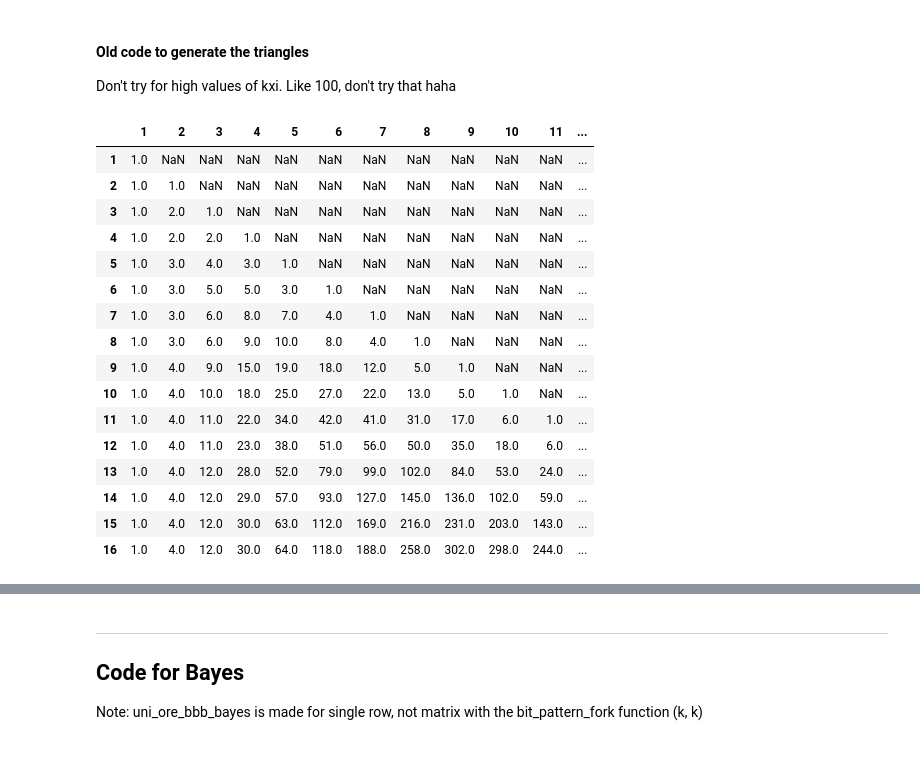
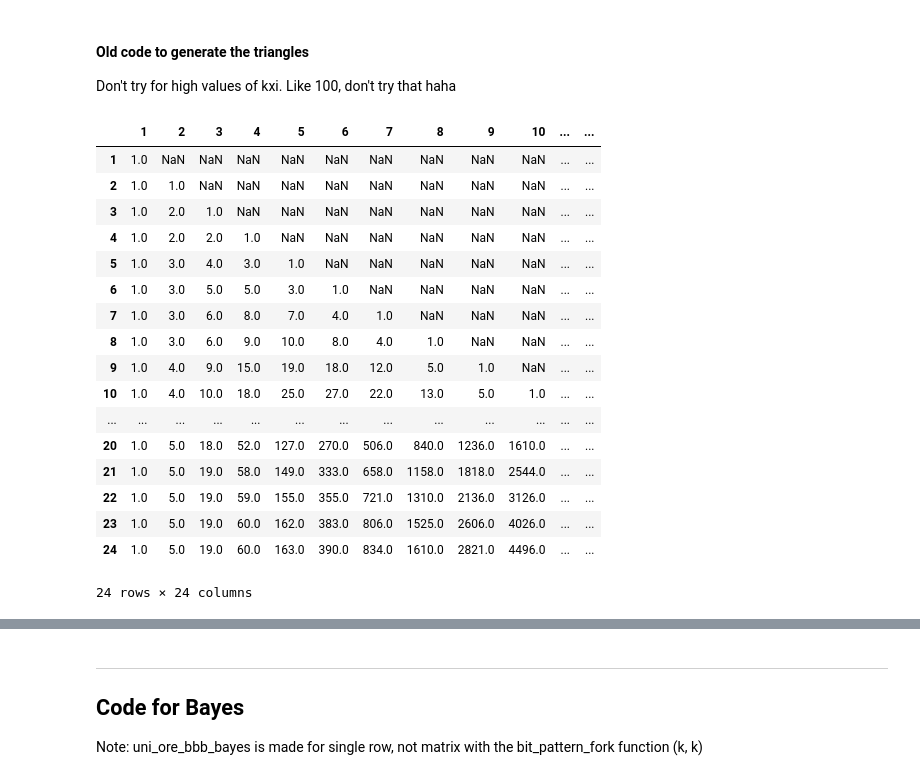
Before and after one commit to majk12/ore, a Jupyter notebook: ore_BbB_bayes.ipynb, the cells around one changed output, grey strips where cells are left out. Cells and saved outputs as stored; diff of their text form; code cells hidden in the pictures.

```diff
--- a/ore_BbB_bayes.ipynb
+++ b/ore_BbB_bayes.ipynb
@@ -76,3 +76,26 @@ u = unique_ki(k,i)
 print(u)
 # %% [output]
 2
+# %%
+def all_unique_ki(k,i):
+    ki_combo = combinations(range(k),i)
+    big_pos_list = []
+    w = (k-1).bit_length()
+    print("w: ", w)
+    for s in ki_combo: #for each set in ki_combo
+        pos_list = []
+        apl = combinations(s, 2) # all pair list
+        for i in apl:
+            print("i: ", i)
+            n1n2_pos = npPos(i[0], i[1], w)
+            print("pos: ", n1n2_pos)
+            pos_list.append(n1n2_pos)
+        if pos_list not in big_pos_list:
+            big_pos_list.append(pos_list)
+        print("big list: ", big_pos_list)
+    return len(big_pos_list)
+# %%
+k = 4 # {0-3}
+i = 3
+u = all_unique_ki(k,i)
+print(u)
@@ -286,28 +368,29 @@ def nan_triangle(k_limit, i_limit):
             else:
                 u = unique_ki(k+1,i+1)
                 df.at[k+1, i+1] = u
-    df.astype('int64').dtypes
+    #df.astype('int64').dtypes
     return df
 # %%
-k_limit = 16
-i_limit = 16
+k_limit = 24
+i_limit = 24
 M = nan_triangle(k_limit, i_limit)
 M
 # %% [output]
-|  | 1 | 2 | 3 | 4 | 5 | 6 | 7 | 8 | 9 | 10 | 11 | ... |
-| 1 | 1.0 | NaN | NaN | NaN | NaN | NaN | NaN | NaN | NaN | NaN | NaN | ... |
-| 2 | 1.0 | 1.0 | NaN | NaN | NaN | NaN | NaN | NaN | NaN | NaN | NaN | ... |
-| 3 | 1.0 | 2.0 | 1.0 | NaN | NaN | NaN | NaN | NaN | NaN | NaN | NaN | ... |
-| 4 | 1.0 | 2.0 | 2.0 | 1.0 | NaN | NaN | NaN | NaN | NaN | NaN | NaN | ... |
-| 5 | 1.0 | 3.0 | 4.0 | 3.0 | 1.0 | NaN | NaN | NaN | NaN | NaN | NaN | ... |
-| 6 | 1.0 | 3.0 | 5.0 | 5.0 | 3.0 | 1.0 | NaN | NaN | NaN | NaN | NaN | ... |
-| 7 | 1.0 | 3.0 | 6.0 | 8.0 | 7.0 | 4.0 | 1.0 | NaN | NaN | NaN | NaN | ... |
-| 8 | 1.0 | 3.0 | 6.0 | 9.0 | 10.0 | 8.0 | 4.0 | 1.0 | NaN | NaN | NaN | ... |
-| 9 | 1.0 | 4.0 | 9.0 | 15.0 | 19.0 | 18.0 | 12.0 | 5.0 | 1.0 | NaN | NaN | ... |
-| 10 | 1.0 | 4.0 | 10.0 | 18.0 | 25.0 | 27.0 | 22.0 | 13.0 | 5.0 | 1.0 | NaN | ... |
-| 11 | 1.0 | 4.0 | 11.0 | 22.0 | 34.0 | 42.0 | 41.0 | 31.0 | 17.0 | 6.0 | 1.0 | ... |
-| 12 | 1.0 | 4.0 | 11.0 | 23.0 | 38.0 | 51.0 | 56.0 | 50.0 | 35.0 | 18.0 | 6.0 | ... |
-| 13 | 1.0 | 4.0 | 12.0 | 28.0 | 52.0 | 79.0 | 99.0 | 102.0 | 84.0 | 53.0 | 24.0 | ... |
-| 14 | 1.0 | 4.0 | 12.0 | 29.0 | 57.0 | 93.0 | 127.0 | 145.0 | 136.0 | 102.0 | 59.0 | ... |
-| 15 | 1.0 | 4.0 | 12.0 | 30.0 | 63.0 | 112.0 | 169.0 | 216.0 | 231.0 | 203.0 | 143.0 | ... |
-| 16 | 1.0 | 4.0 | 12.0 | 30.0 | 64.0 | 118.0 | 188.0 | 258.0 | 302.0 | 298.0 | 244.0 | ... |
+|  | 1 | 2 | 3 | 4 | 5 | 6 | 7 | 8 | 9 | 10 | ... | ... |
+| 1 | 1.0 | NaN | NaN | NaN | NaN | NaN | NaN | NaN | NaN | NaN | ... | ... |
+| 2 | 1.0 | 1.0 | NaN | NaN | NaN | NaN | NaN | NaN | NaN | NaN | ... | ... |
+| 3 | 1.0 | 2.0 | 1.0 | NaN | NaN | NaN | NaN | NaN | NaN | NaN | ... | ... |
+| 4 | 1.0 | 2.0 | 2.0 | 1.0 | NaN | NaN | NaN | NaN | NaN | NaN | ... | ... |
+| 5 | 1.0 | 3.0 | 4.0 | 3.0 | 1.0 | NaN | NaN | NaN | NaN | NaN | ... | ... |
+| 6 | 1.0 | 3.0 | 5.0 | 5.0 | 3.0 | 1.0 | NaN | NaN | NaN | NaN | ... | ... |
+| 7 | 1.0 | 3.0 | 6.0 | 8.0 | 7.0 | 4.0 | 1.0 | NaN | NaN | NaN | ... | ... |
+| 8 | 1.0 | 3.0 | 6.0 | 9.0 | 10.0 | 8.0 | 4.0 | 1.0 | NaN | NaN | ... | ... |
+| 9 | 1.0 | 4.0 | 9.0 | 15.0 | 19.0 | 18.0 | 12.0 | 5.0 | 1.0 | NaN | ... | ... |
+| 10 | 1.0 | 4.0 | 10.0 | 18.0 | 25.0 | 27.0 | 22.0 | 13.0 | 5.0 | 1.0 | ... | ... |
+| ... | ... | ... | ... | ... | ... | ... | ... | ... | ... | ... | ... | ... |
+| 20 | 1.0 | 5.0 | 18.0 | 52.0 | 127.0 | 270.0 | 506.0 | 840.0 | 1236.0 | 1610.0 | ... | ... |
+| 21 | 1.0 | 5.0 | 19.0 | 58.0 | 149.0 | 333.0 | 658.0 | 1158.0 | 1818.0 | 2544.0 | ... | ... |
+| 22 | 1.0 | 5.0 | 19.0 | 59.0 | 155.0 | 355.0 | 721.0 | 1310.0 | 2136.0 | 3126.0 | ... | ... |
+| 23 | 1.0 | 5.0 | 19.0 | 60.0 | 162.0 | 383.0 | 806.0 | 1525.0 | 2606.0 | 4026.0 | ... | ... |
+| 24 | 1.0 | 5.0 | 19.0 | 60.0 | 163.0 | 390.0 | 834.0 | 1610.0 | 2821.0 | 4496.0 | ... | ... |
+24 rows × 24 columns
```
Also changed, not shown: parts of 32 cells of this notebook, 7 other files.
